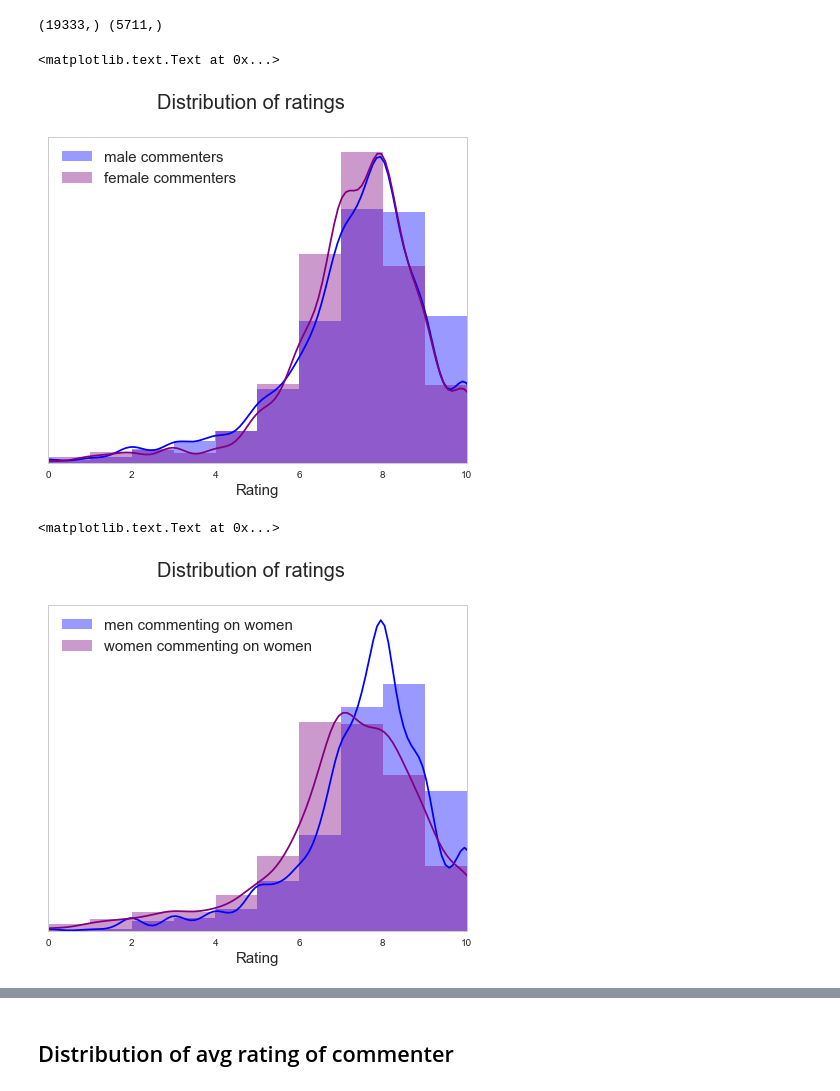
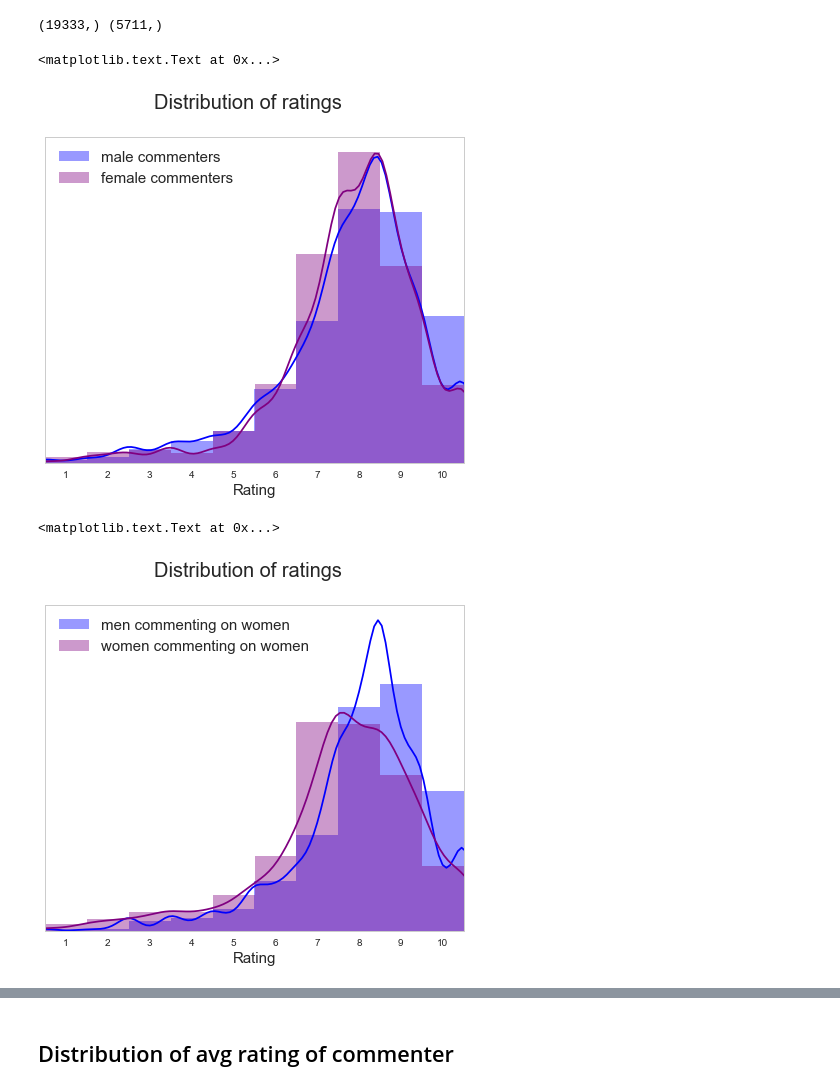
Before and after one commit to alexlyzhov/rateme, a Jupyter notebook: 6_Visualize.ipynb, the cells around one changed output, grey strips where cells are left out. Cells and saved outputs as stored; diff of their text form; code cells hidden in the pictures.

Commit message:
Shift xaxis labels

```diff
--- a/6_Visualize.ipynb
+++ b/6_Visualize.ipynb
@@ -62,14 +62,15 @@ fig,ax = plt.subplots(1, figsize=(7.5, 6))
 sns.distplot(ratings_m, bins=10, color='blue', label='male commenters')
 sns.distplot(ratings_f, bins=10, color='purple', label='female commenters')
 plt.legend(fontsize=15)
-plt.xlim(0, 10)
 plt.xlabel('Rating', fontsize=15)
 ax.set_yticklabels([])
+ax.xaxis.set(ticks = np.arange(0.5, 11), ticklabels = np.arange(1, 11))
+plt.xlim(0, 10)
 # plt.tight_layout()
 plt.suptitle('Distribution of ratings', fontsize=20)
 # %% [output]
 <matplotlib.text.Text at 0x...>
-[figure, old version]
+[figure, new version]
 # %%
 ratings_mtof = data_without_sub_com[(data_without_sub_com.comment_author_gender == 'male') &
                     (data_without_sub_com.post_gender == 'female')].groupby('comment_author').mean()['comment_rating'].values
@@ -87,16 +88,17 @@ ratings_ftom = ratings_ftom[~np.isnan(ratings_ftom)]
 # %%
 fig,ax = plt.subplots(1, figsize=(7.5, 6))
 sns.distplot(ratings_mtof, bins=10, color='blue', label='men commenting on women')
 sns.distplot(ratings_ftof, bins=10, color='purple', label='women commenting on women')
 plt.legend(fontsize=15)
-plt.xlim(0, 10)
 plt.xlabel('Rating', fontsize=15)
 ax.set_yticklabels([])
+ax.xaxis.set(ticks = np.arange(0.5, 11), ticklabels = np.arange(1, 11))
+plt.xlim(0, 10)
 # plt.tight_layout()
 plt.suptitle('Distribution of ratings', fontsize=20)
 # %% [output]
 <matplotlib.text.Text at 0x...>
-[figure, old version]
+[figure, new version]
 # %%
 fig,ax = plt.subplots(1, figsize=(7.5, 6))
 sns.distplot(ratings_mtom, bins=10, color='blue', label='men commenting on men')
```
Also changed, not shown: parts of 1 cell of this notebook.
